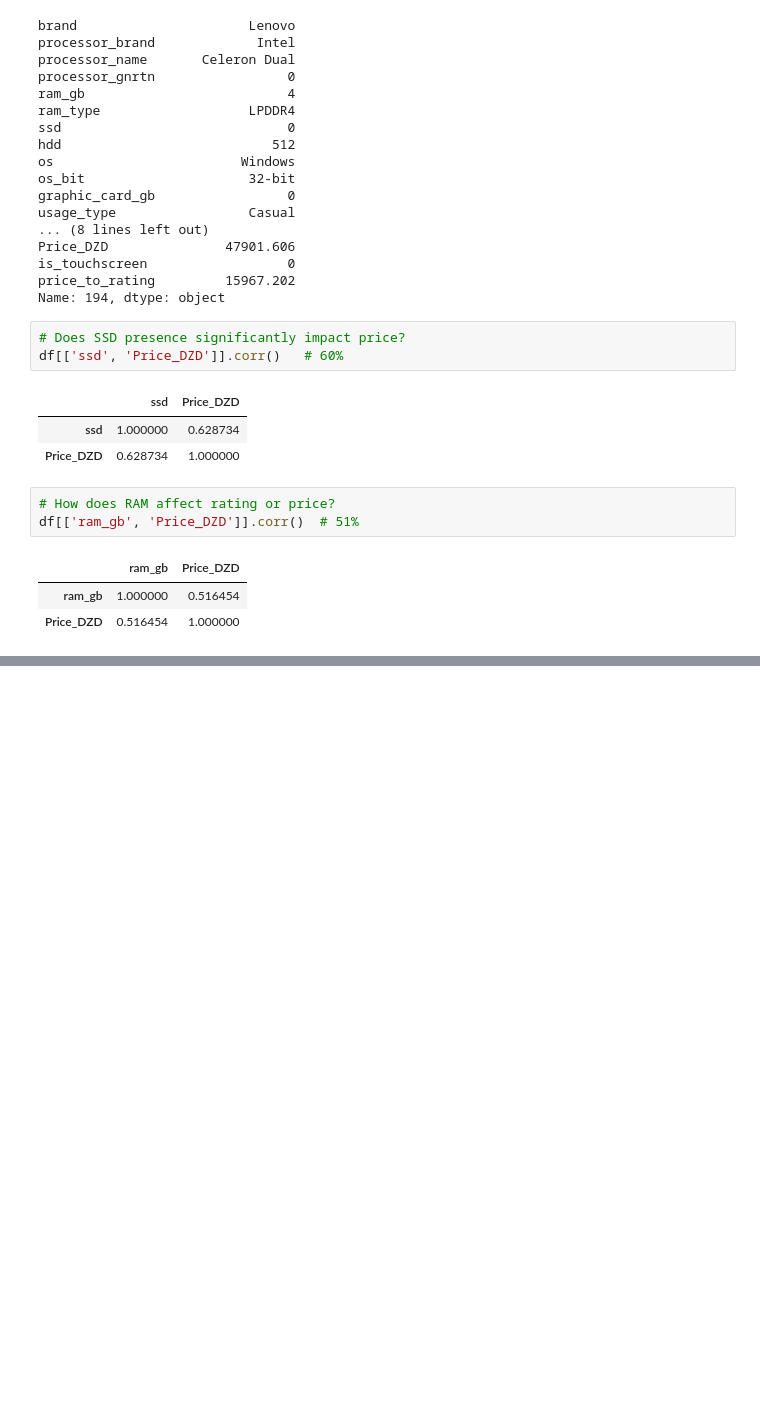
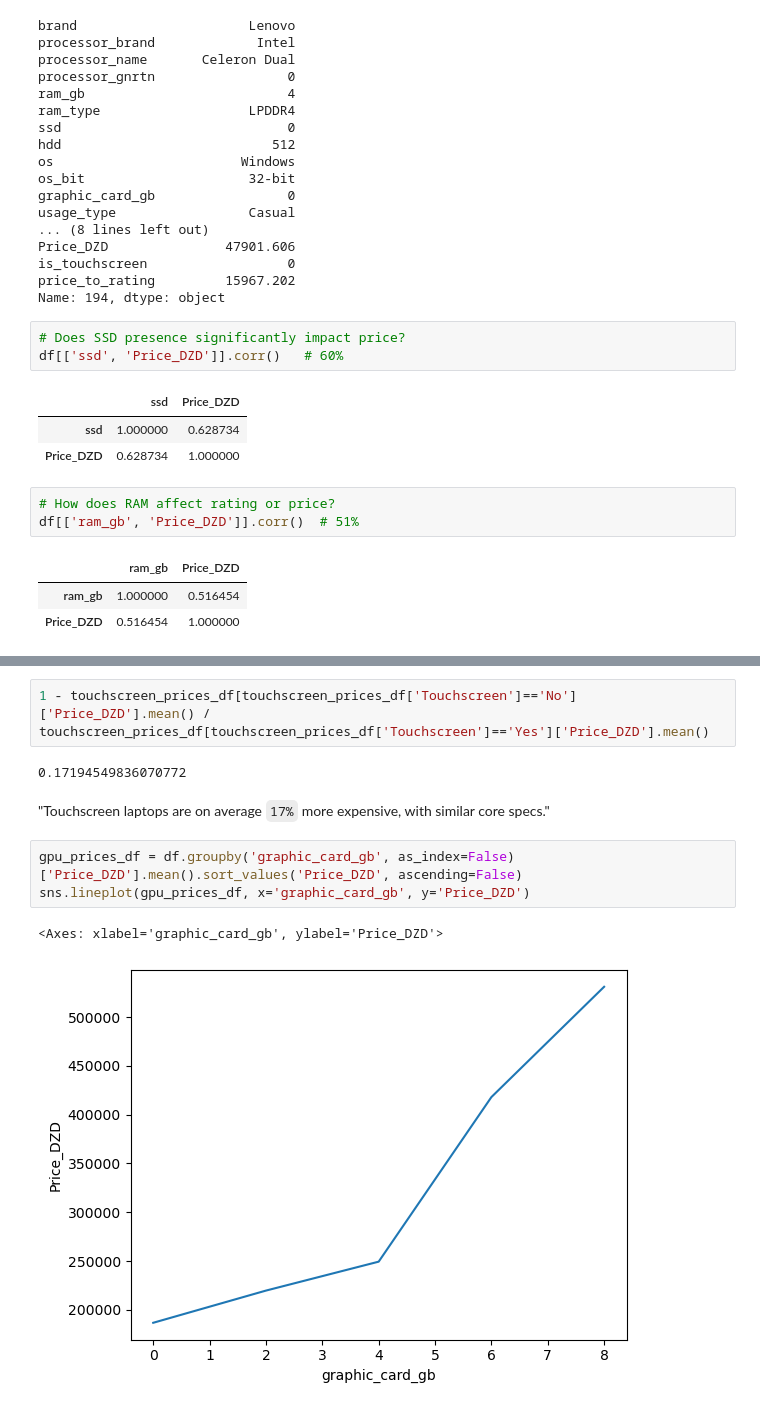
Before and after one commit to belhaddadmohamed/Kaggle-Competitions-Data-Analytics, a Jupyter notebook: DS - Laptop Prices/laptop-prices.ipynb, the cells around one changed output, grey strips where cells are left out. Cells and saved outputs as stored; diff of their text form; blank space fills up the shorter version.

```diff
--- a/DS - Laptop Prices/laptop-prices.ipynb
+++ b/DS - Laptop Prices/laptop-prices.ipynb
@@ -351,0 +396,12 @@ df[(df['hdd'] > 0) & (df['ssd'] <= 0)]['Price'].mean()  /  df[(df['ssd'] == 512)
+# %%
+1 - touchscreen_prices_df[touchscreen_prices_df['Touchscreen']=='No']['Price_DZD'].mean() / touchscreen_prices_df[touchscreen_prices_df['Touchscreen']=='Yes']['Price_DZD'].mean()
+# %% [output]
+0.17194549836070772
+# %% [markdown]
+"Touchscreen laptops are on average `17%` more expensive, with similar core specs."
+# %%
+gpu_prices_df = df.groupby('graphic_card_gb', as_index=False)['Price_DZD'].mean().sort_values('Price_DZD', ascending=False)
+sns.lineplot(gpu_prices_df, x='graphic_card_gb', y='Price_DZD')
+# %% [output]
+<Axes: xlabel='graphic_card_gb', ylabel='Price_DZD'>
+[figure, added]
```
Also changed, not shown: parts of 9 cells of this notebook, 5 other files.
